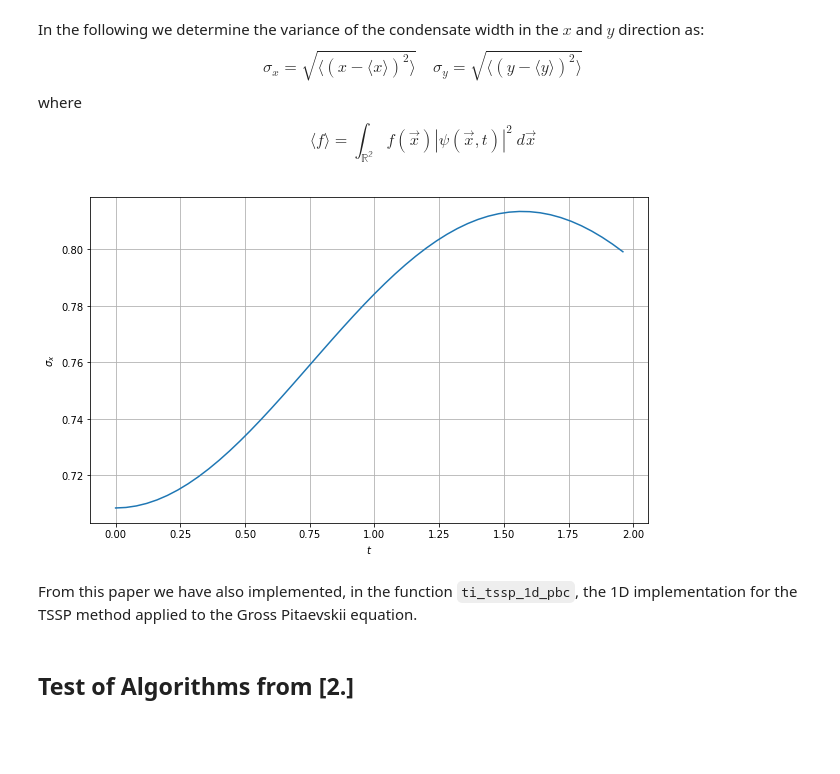
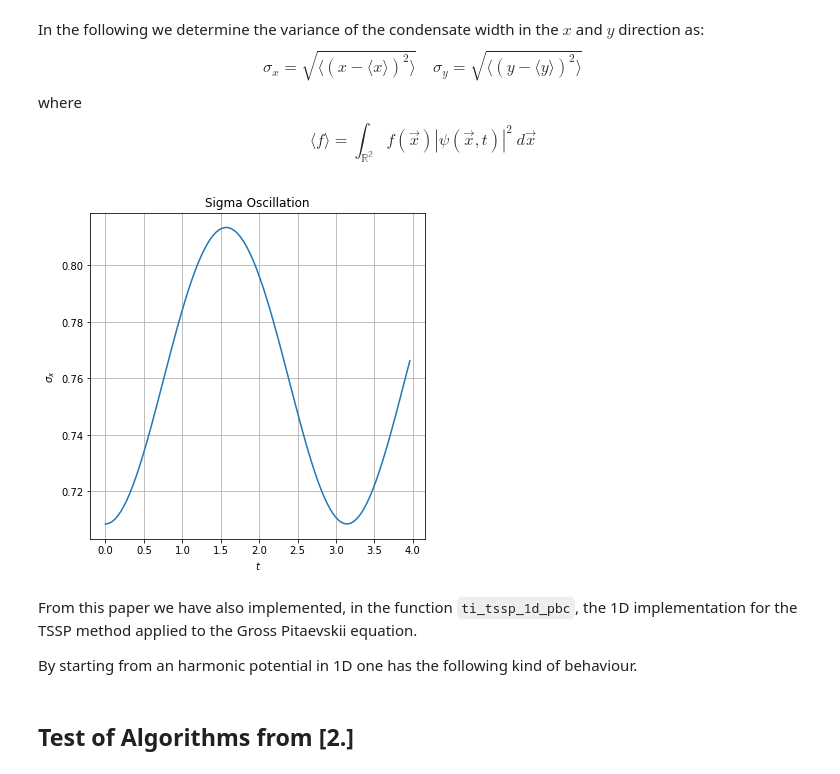
Before and after one commit to mvilucchio/BEC_TSSP, a Jupyter notebook: final_notebook.ipynb, the cells around one changed output. Cells and saved outputs as stored; diff of their text form; code cells hidden in the pictures; blank space fills up the shorter version.

```diff
--- a/final_notebook.ipynb
+++ b/final_notebook.ipynb
@@ -33,9 +47,8 @@ eps = 1.0
 beta = 2.0
 dt = 0.001
 dx = 1/32
-T = 2.0
-#T = 6.7
-N = int(T/dt)
+T = 4.0
+N = int(T / dt)
 M = int((x_range[1]-x_range[0])/dx)
 q = 40
 Dt = q*dt
@@ -77,6 +97,6 @@ $$
 sigma = np.array([np.sqrt(gp.mean_value_2d(fx2, psi[i], x_range, x_range, M) - gp.mean_value_2d(fx, psi[i], x_range, x_range, M)**2)
                   for i in range(len(t))])
 # %%
-sigma_fig = pt.plane_plotter(t, sigma, x_label=r'$t$', y_label=r'$\sigma_x$')
+sigma_fig = pt.plane_plotter(t, sigma, title='Sigma Oscillation', x_label=r'$t$', y_label=r'$\sigma_x$')
 # %% [output]
-[figure, old version]
+[figure, new version]
@@ -83,2 +105,4 @@ sigma_fig = pt.plane_plotter(t, sigma, x_label=r'$t$', y_label=r'$\sigma_x$')
 # %% [markdown]
 From this paper we have also implemented, in the function `ti_tssp_1d_pbc`, the 1D implementation for the TSSP method applied to the Gross Pitaevskii equation.
+
+By starting from an harmonic potential in 1D one has the following kind of behaviour.
```
Also changed, not shown: parts of 19 cells of this notebook.
